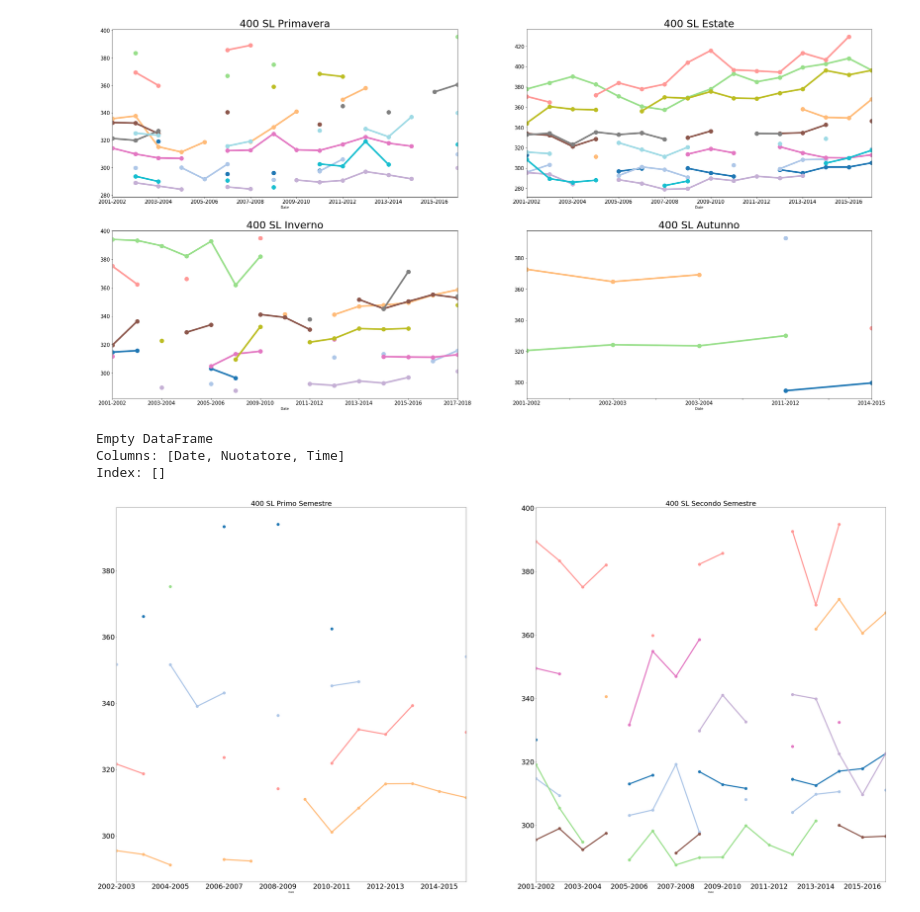
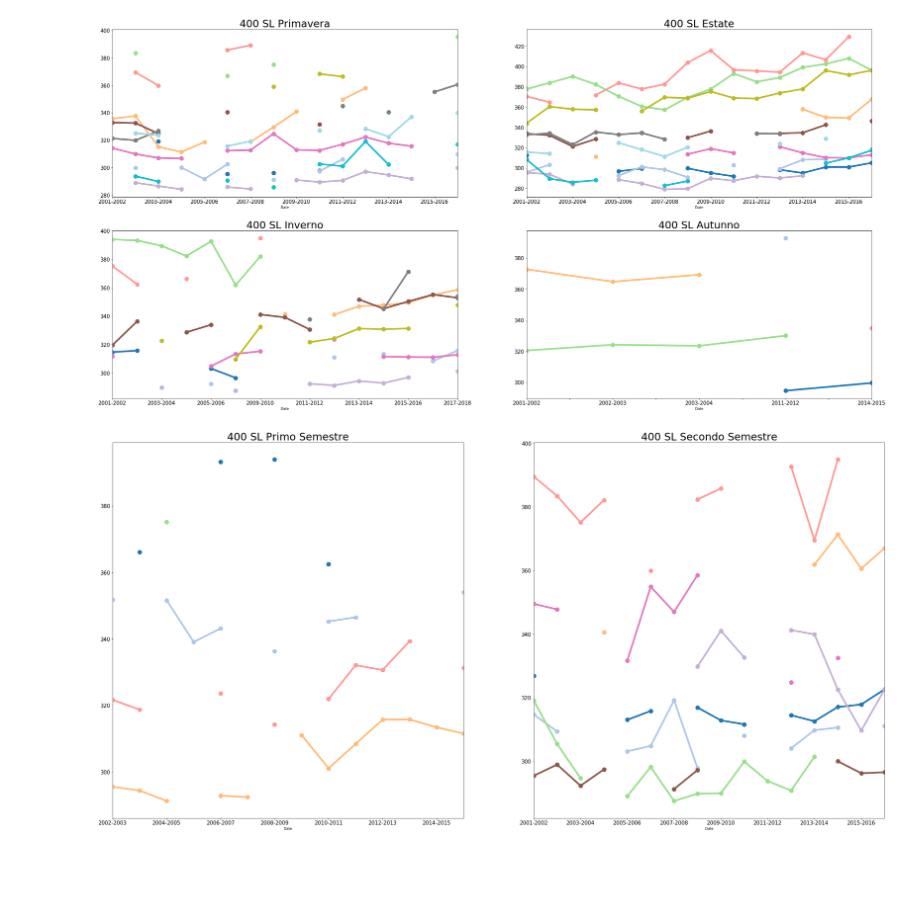
Before and after one commit to Antoniofs90/Nuotatori, a Jupyter notebook: Plotting-Copy1.ipynb, the cells around one changed output. Saved outputs shown, nothing was run; the diff lists cells and outputs as text; code cells hidden in the pictures; blank space fills up the shorter version.

```diff
--- a/Plotting-Copy1.ipynb
+++ b/Plotting-Copy1.ipynb
@@ -82,6 +82,7 @@ for i in filtered_swimmers:
         (str_to_date(j),
         str_to_time(j)))
 # %%
-for i in filtered_swimmers:
-    print(str(i),
-        list(((j.date(),k) for j,k in i.converted_date_time)))
+# for i in filtered_swimmers:
+#     print(str(i),
+#         #tuple((x.year,x.month,x.day,y)for x,y in i.converted_date_time)
+#         list(((j.date(),k) for j,k in i.converted_date_time)))
@@ -161,6 +156,6 @@ def descriptiveStat (x):
     print ('First quartile', np.percentile((tempitotali(x)), 25))
     print ('Third quartile', np.percentile((tempitotali(x)), 75))
 # %%
-for i in filtered_swimmers:
+for i in filtered_swimmers2:
     descriptiveStat(i)
 # %% [output]
@@ -186,7 +181,7 @@ Third quartile 396.51
 nome=[]
 tempi=[]
 date=[]
-for i in filtered_swimmers:
+for i in filtered_swimmers2:
     for j in i.times_date:
         nome.append(i.name)
         tempi.append((str_to_time(j)))
@@ -372,11 +367,11 @@ def select_semester_of_year(i,s):
     if s==6:
         for j in i.times_date:
             date = datetime.strptime(j[1], "%d/%m/%Y")
-            if date.month >= 10 and date.month <=3 :
+            if date.month >= 10 and date.month >= 12:
                 nomef.append(i.name)
                 datef.append(str(Swimmer.get_partecipation_year(str_to_date(j))))
                 tempif.append(str_to_time(j))
-            if date.month >= 4 and date.month <= 9:
+            if date.month >= 1 and date.month <= 3:
                 nomes.append(i.name)
                 dates.append(str(Swimmer.get_partecipation_year(str_to_date(j))))
                 tempis.append(str_to_time(j))
@@ -421,12 +416,6 @@ for i in filtered_swimmers:
         Nuotatori_primo_quadrimestre = Nuotatori_primo_quadrimestre.append(pd.DataFrame({'Nuotatore': np,'Time': tp, 'Date': dp}),ignore_index=True)
         Nuotatori_secondo_quadrimestre = Nuotatori_secondo_quadrimestre.append(pd.DataFrame({'Nuotatore': ns,'Time': ts, 'Date': ds}),ignore_index=True)
         Nuotatori_terzo_quadrimestre = Nuotatori_terzo_quadrimestre.append(pd.DataFrame({'Nuotatore': nt,'Time': tt, 'Date': dt}),ignore_index=True)
-
-print (Nuotatori_primo_quadrimestre)
-# %% [output]
-Empty DataFrame
-Columns: [Date, Nuotatore, Time]
-Index: []
 # %%
 # Aggiustiamo i dati, raggruppandoli
 Nuotatori_primo_quadrimestre_plot = pd.DataFrame(Nuotatori_primo_quadrimestre.groupby([Nuotatori_primavera['Date'], Nuotatori_primavera['Nuotatore']]).Time.agg('mean'))
@@ -445,39 +434,39 @@ if nsemestri==4:
 # %%
 # Plottiamo i dati dei nuotatori in base alle Stagioni dell'anno
 if nsemestri == 4:
     fig, axes = plt.subplots(nrows=2, ncols=2, figsize = (40,20))
 
-    Nuotatori_primo_quadrimestre_pivot.plot(ax=axes[0,0],marker= 'o',markersize=12,linestyle='-',linewidth=5, fontsize=30, color=colors, legend=False)
+    Nuotatori_primo_quadrimestre_pivot.plot(ax=axes[0,0],marker= 'o',markersize=12,linestyle='-',linewidth=5, fontsize=15, color=colors, legend=False)
     axes[0,0].set_title(S[Stile]+" Primo Quadrimestre",fontsize=30)
 
-    Nuotatori_secondo_quadrimestre_pivot.plot(ax=axes[0,1],marker= 'o', markersize=12,linestyle='-',linewidth=5, fontsize=30, color=colors, legend=False)
+    Nuotatori_secondo_quadrimestre_pivot.plot(ax=axes[0,1],marker= 'o', markersize=12,linestyle='-',linewidth=5, fontsize=15, color=colors, legend=False)
     axes[0,1].set_title(S[Stile]+" Secondo Quadrimestre",fontsize=30)
 
-    Nuotatori_terzo_quadrimestre_pivot.plot(ax=axes[1,0],marker= 'o',markersize=12,linestyle='-',linewidth=5, fontsize=30, color=colors, legend=False)
+    Nuotatori_terzo_quadrimestre_pivot.plot(ax=axes[1,0],marker= 'o',markersize=12,linestyle='-',linewidth=5, fontsize=15, color=colors, legend=False)
     axes[1,0].set_title(S[Stile]+" Terzo Quadrimestre",fontsize=30)
 
-    Nuotatori_quarto_quadrimestre_pivot.plot(ax=axes[1,1],marker= 'o',markersize=12,linestyle='-',linewidth=5, fontsize=30, color=colors, legend=False)
+    Nuotatori_quarto_quadrimestre_pivot.plot(ax=axes[1,1],marker= 'o',markersize=12,linestyle='-',linewidth=5, fontsize=15, color=colors, legend=False)
     axes[1,1].set_title(S[Stile]+" Quarto Quadrimestre",fontsize=30)
 
 if nsemestri == 6:
-    fig, axes = plt.subplots(nrows=1, ncols=2, figsize = (60,30))
+    fig, axes = plt.subplots(nrows=1, ncols=2, figsize = (40,20))
 
-    Nuotatori_primo_quadrimestre_pivot.plot(ax=axes[0],marker= 'o',markersize=12,linestyle='-',linewidth=5, fontsize=30, color=colors, legend=False)
+    Nuotatori_primo_quadrimestre_pivot.plot(ax=axes[0],marker= 'o',markersize=12,linestyle='-',linewidth=5, fontsize=15, color=colors, legend=False)
     axes[0].set_title(S[Stile]+" Primo Semestre",fontsize=30)
 
-    Nuotatori_secondo_quadrimestre_pivot.plot(ax=axes[1],marker= 'o', markersize=12,linestyle='-',linewidth=5, fontsize=30, color=colors, legend=False)
+    Nuotatori_secondo_quadrimestre_pivot.plot(ax=axes[1],marker= 'o', markersize=12,linestyle='-',linewidth=5, fontsize=15, color=colors, legend=False)
     axes[1].set_title(S[Stile]+" Secondo Semestre",fontsize=30)
 
 if nsemestri == 3:
     fig, axes = plt.subplots(nrows=2, ncols=2, figsize = (40,20))
 
-    Nuotatori_primo_quadrimestre_pivot.plot(ax=axes[0,0],marker= 'o',markersize=12,linestyle='-',linewidth=5, fontsize=30, color=colors, legend=False)
+    Nuotatori_primo_quadrimestre_pivot.plot(ax=axes[0,0],marker= 'o',markersize=12,linestyle='-',linewidth=5, fontsize=15, color=colors, legend=False)
     axes[0,0].set_title(S[Stile]+" Primo Trimestre",fontsize=30)
 
-    Nuotatori_secondo_quadrimestre_pivot.plot(ax=axes[0,1],marker= 'o', markersize=12,linestyle='-',linewidth=5, fontsize=30, color=colors, legend=False)
+    Nuotatori_secondo_quadrimestre_pivot.plot(ax=axes[0,1],marker= 'o', markersize=12,linestyle='-',linewidth=5, fontsize=15, color=colors, legend=False)
     axes[0,1].set_title(S[Stile]+" Secondo Trimestre",fontsize=30)
 
-    Nuotatori_terzo_quadrimestre_pivot.plot(ax=axes[1,0],marker= 'o',markersize=12,linestyle='-',linewidth=5, fontsize=30, color=colors, legend=False)
+    Nuotatori_terzo_quadrimestre_pivot.plot(ax=axes[1,0],marker= 'o',markersize=12,linestyle='-',linewidth=5, fontsize=15, color=colors, legend=False)
     axes[1,0].set_title(S[Stile]+" Terzo Trimestre",fontsize=30)
 # %% [output]
-[figure, old version]
+[figure, new version]
```
Also changed, not shown: parts of 8 cells of this notebook.
